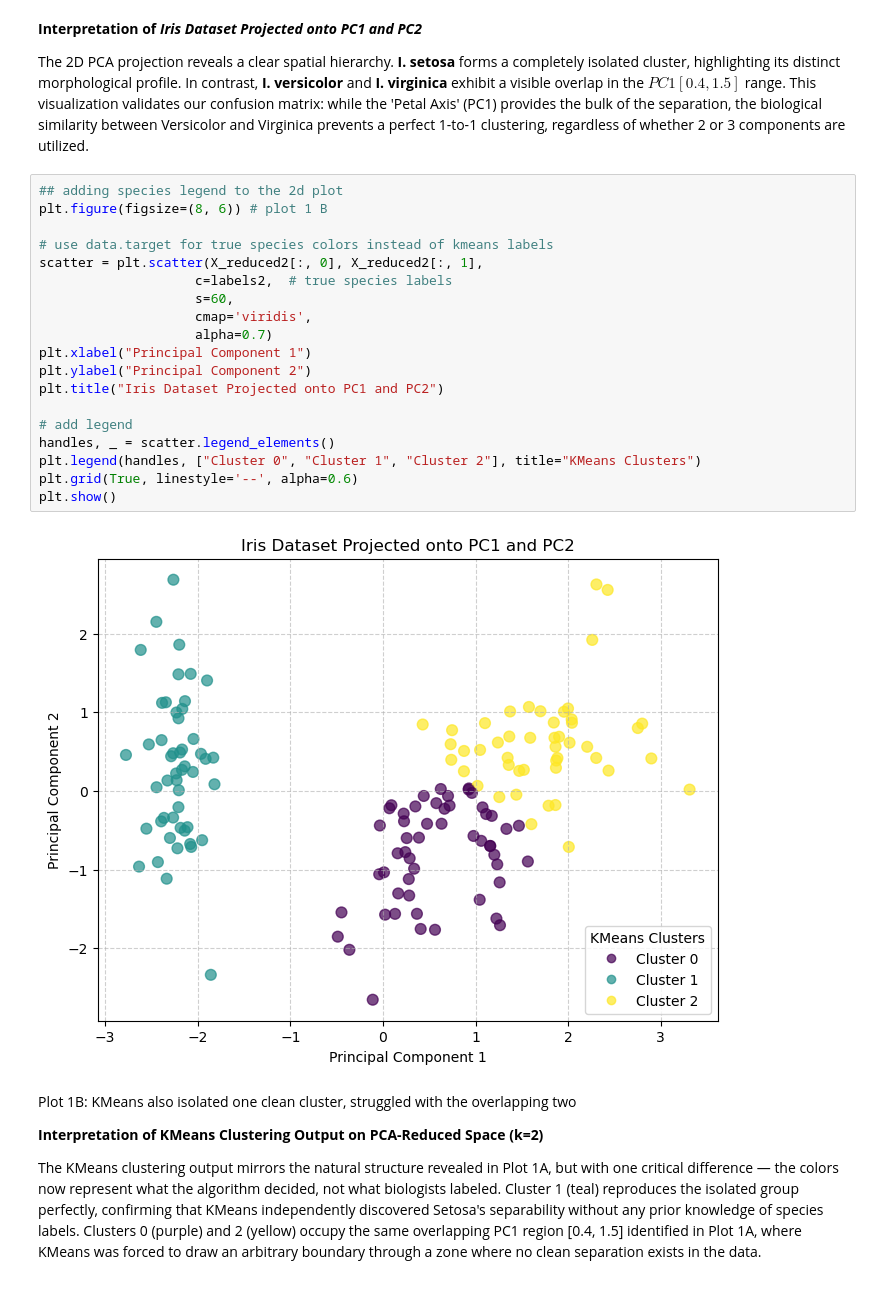
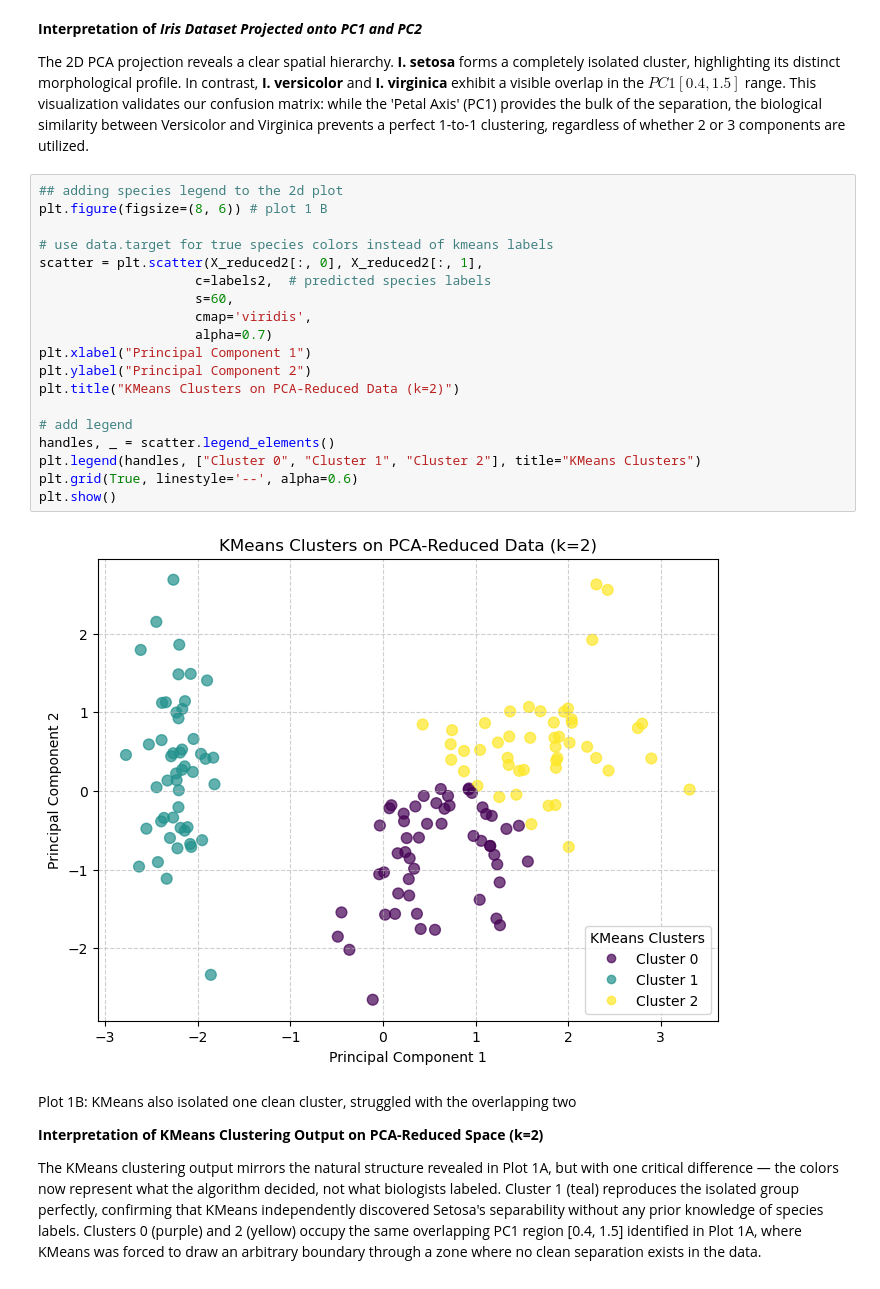
Before and after one commit to thaopham98/DataScience, a Jupyter notebook: python_analysis/A9-Dimentional Reduction.ipynb, the cells around one changed output. Drawn from its saved outputs; the diff is of its cells as text.

Commit message:
Edit Data Visualization of both trained model and Evalutions

```diff
--- a/python_analysis/A9-Dimentional Reduction.ipynb
+++ b/python_analysis/A9-Dimentional Reduction.ipynb
@@ -557,24 +557,24 @@ The 2D PCA projection reveals a clear spatial hierarchy. **I. setosa** forms a c
 # %%
 ## adding species legend to the 2d plot
 plt.figure(figsize=(8, 6)) # plot 1 B
 
 # use data.target for true species colors instead of kmeans labels
 scatter = plt.scatter(X_reduced2[:, 0], X_reduced2[:, 1],
-                    c=labels2,  # true species labels
+                    c=labels2,  # predicted species labels
                     s=60,
                     cmap='viridis',
                     alpha=0.7)
 plt.xlabel("Principal Component 1")
 plt.ylabel("Principal Component 2")
-plt.title("Iris Dataset Projected onto PC1 and PC2")
+plt.title("KMeans Clusters on PCA-Reduced Data (k=2)")
 
 # add legend
 handles, _ = scatter.legend_elements()
 plt.legend(handles, ["Cluster 0", "Cluster 1", "Cluster 2"], title="KMeans Clusters")
 plt.grid(True, linestyle='--', alpha=0.6)
 plt.show()
 # %% [output]
-[figure, old version]
+[figure, new version]
 # %% [markdown]
 Plot 1B: KMeans also isolated one clean cluster, struggled with the overlapping two
 
```
Also changed, not shown: parts of 5 cells of this notebook.
